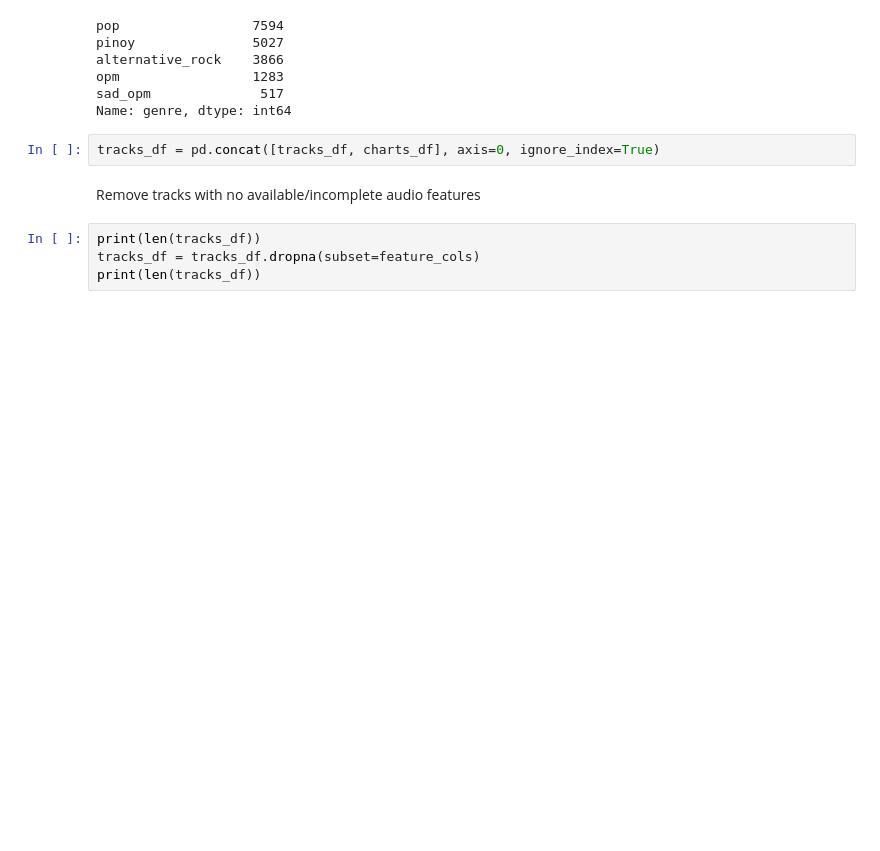
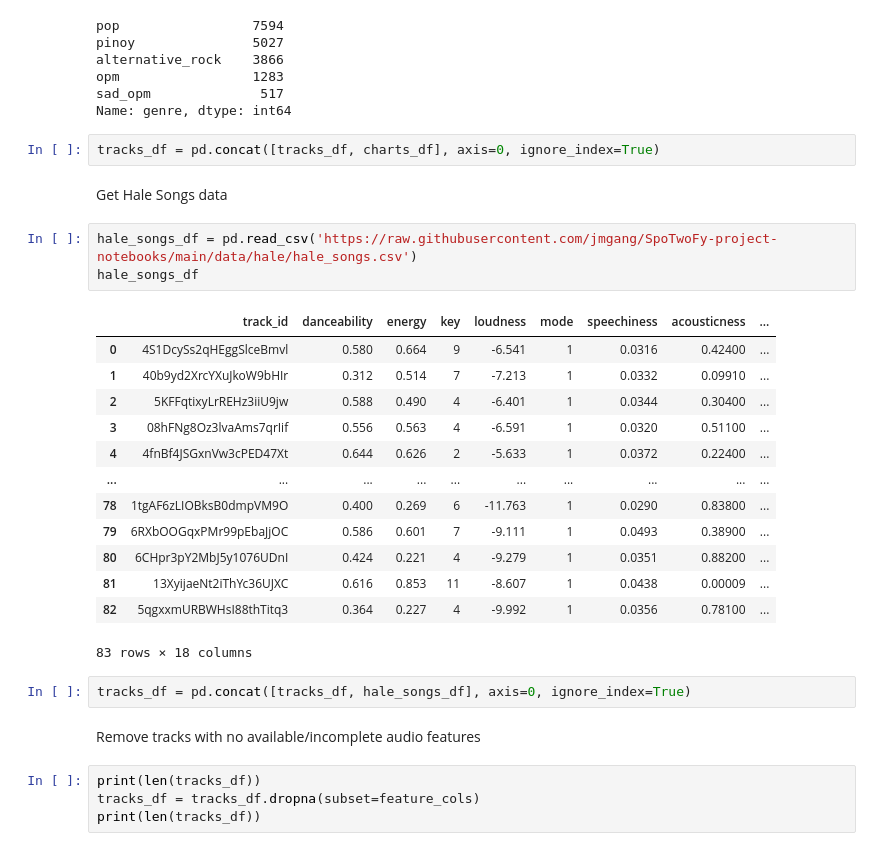
Before and after one commit to jmgang/SpoTwoFy-project-notebooks, a Jupyter notebook: notebooks/4b_SpoTwoFy_Project_Create_Recommender_Engine_Pool_ExpandedML.ipynb, the cells around one changed output. Cells and saved outputs as stored; diff of their text form; blank space fills up the shorter version.

```diff
--- a/notebooks/4b_SpoTwoFy_Project_Create_Recommender_Engine_Pool_ExpandedML.ipynb
+++ b/notebooks/4b_SpoTwoFy_Project_Create_Recommender_Engine_Pool_ExpandedML.ipynb
@@ -132,6 +124,27 @@ sad_opm              517
 Name: genre, dtype: int64
 # %%
 tracks_df = pd.concat([tracks_df, charts_df], axis=0, ignore_index=True)
+# %% [markdown]
+Get Hale Songs data
+# %%
+hale_songs_df = pd.read_csv('https://raw.githubusercontent.com/jmgang/SpoTwoFy-project-notebooks/main/data/hale/hale_songs.csv')
+hale_songs_df
+# %% [output]
+|  | track_id | danceability | energy | key | loudness | mode | speechiness | acousticness | ... |
+| 0 | 4S1DcySs2qHEggSlceBmvl | 0.580 | 0.664 | 9 | -6.541 | 1 | 0.0316 | 0.42400 | ... |
+| 1 | 40b9yd2XrcYXuJkoW9bHIr | 0.312 | 0.514 | 7 | -7.213 | 1 | 0.0332 | 0.09910 | ... |
+| 2 | 5KFFqtixyLrREHz3iiU9jw | 0.588 | 0.490 | 4 | -6.401 | 1 | 0.0344 | 0.30400 | ... |
+| 3 | 08hFNg8Oz3lvaAms7qrIif | 0.556 | 0.563 | 4 | -6.591 | 1 | 0.0320 | 0.51100 | ... |
+| 4 | 4fnBf4JSGxnVw3cPED47Xt | 0.644 | 0.626 | 2 | -5.633 | 1 | 0.0372 | 0.22400 | ... |
+| ... | ... | ... | ... | ... | ... | ... | ... | ... | ... |
+| 78 | 1tgAF6zLIOBksB0dmpVM9O | 0.400 | 0.269 | 6 | -11.763 | 1 | 0.0290 | 0.83800 | ... |
+| 79 | 6RXbOOGqxPMr99pEbaJjOC | 0.586 | 0.601 | 7 | -9.111 | 1 | 0.0493 | 0.38900 | ... |
+| 80 | 6CHpr3pY2MbJ5y1076UDnI | 0.424 | 0.221 | 4 | -9.279 | 1 | 0.0351 | 0.88200 | ... |
+| 81 | 13XyijaeNt2iThYc36UJXC | 0.616 | 0.853 | 11 | -8.607 | 1 | 0.0438 | 0.00009 | ... |
+| 82 | 5qgxxmURBWHsI88thTitq3 | 0.364 | 0.227 | 4 | -9.992 | 1 | 0.0356 | 0.78100 | ... |
+83 rows × 18 columns
+# %%
+tracks_df = pd.concat([tracks_df, hale_songs_df], axis=0, ignore_index=True)
 # %% [markdown]
 Remove tracks with no available/incomplete audio features
 # %%
```
Also changed, not shown: parts of 10 cells of this notebook.
